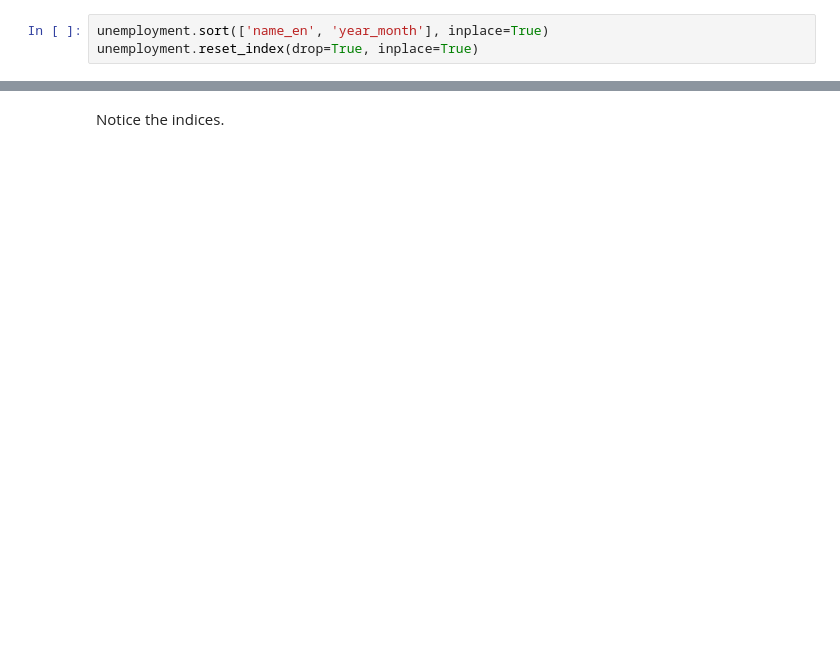
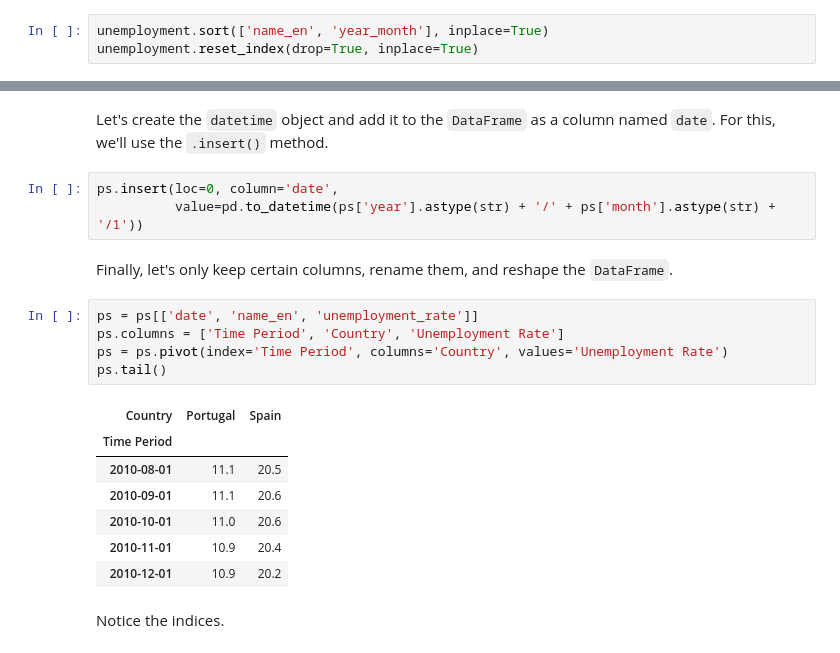
Before and after one commit to dlab-berkeley/Python-Data-Wrangling-Legacy, a Jupyter notebook: introduction-to-pandas.ipynb, the cells around one changed output, grey strips where cells are left out. Drawn from its saved outputs; the diff is of its cells as text; blank space fills up the shorter version.

```diff
--- a/introduction-to-pandas.ipynb
+++ b/introduction-to-pandas.ipynb
@@ -544,3 +574,23 @@ poland.head()
+# %% [markdown]
+Let's create the `datetime` object and add it to the `DataFrame` as a column named `date`. For this, we'll use the `.insert()` method.
+# %%
+ps.insert(loc=0, column='date',
+          value=pd.to_datetime(ps['year'].astype(str) + '/' + ps['month'].astype(str) + '/1'))
+# %% [markdown]
+Finally, let's only keep certain columns, rename them, and reshape the `DataFrame`.
+# %%
+ps = ps[['date', 'name_en', 'unemployment_rate']]
+ps.columns = ['Time Period', 'Country', 'Unemployment Rate']
+ps = ps.pivot(index='Time Period', columns='Country', values='Unemployment Rate')
+ps.tail()
+# %% [output]
+| Country | Portugal | Spain |
+| Time Period |  |  |
+| 2010-08-01 | 11.1 | 20.5 |
+| 2010-09-01 | 11.1 | 20.6 |
+| 2010-10-01 | 11.0 | 20.6 |
+| 2010-11-01 | 10.9 | 20.4 |
+| 2010-12-01 | 10.9 | 20.2 |
 # %% [markdown]
 Notice the indices.
 # %%
```
Also changed, not shown: parts of 38 cells of this notebook.
